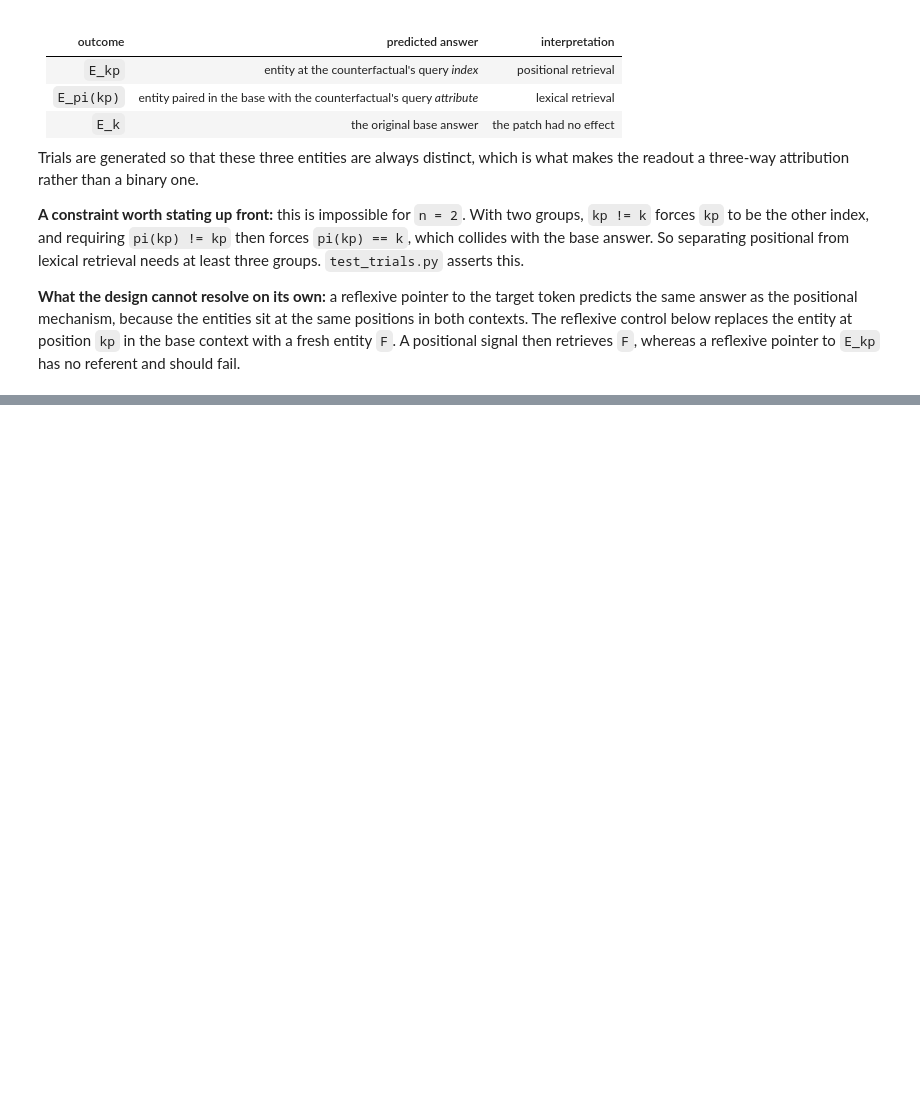
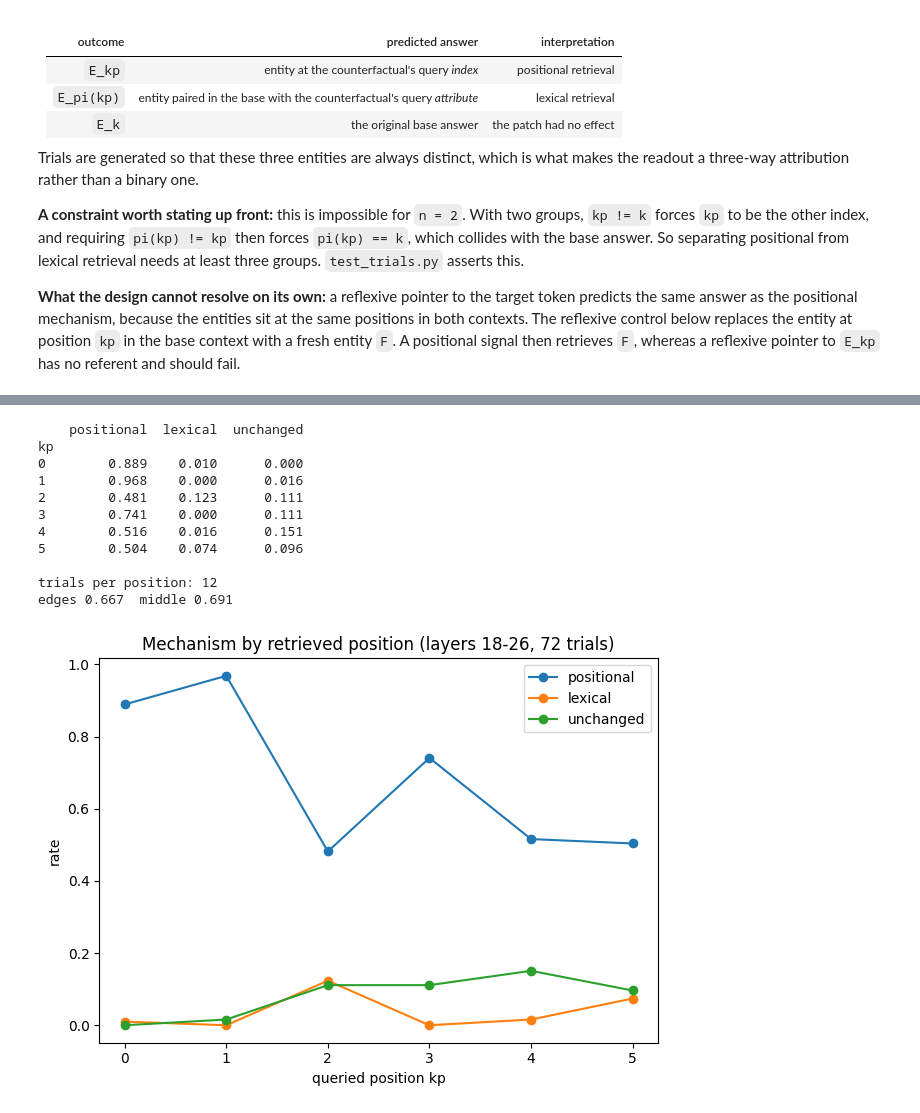
Before and after one commit to lldliys/Binding-Mechanisms-Pilot, a Jupyter notebook: binding_mechanisms_pilot.ipynb, the cells around one changed output, grey strips where cells are left out. Cells and saved outputs as stored; diff of their text form; code cells hidden in the pictures; blank space fills up the shorter version.

```diff
--- a/binding_mechanisms_pilot.ipynb
+++ b/binding_mechanisms_pilot.ipynb
@@ -170,0 +248,37 @@ print(agg.round(4).to_string())
+# %%
+# The edge-vs-middle number above averages over all 28 layers, most of which
+# carry no effect, and 24 trials give only ~4 per position. Re-measure inside
+# the band where the effect actually lives.
+band = list(range(18, 27))
+rng2 = random.Random(SEED + 1)
+prefix2 = lambda: bp.few_shot_prefix(rng2, entities, attrs, N_GROUPS, n_shot=2)
+more = [bp.make_trial(rng2, N_GROUPS, entities, attrs, prefix2) for _ in range(72)]
+
+d2 = pd.DataFrame(bp.interchange_sweep(runner, more, BACKEND, layers=band))
+for name in ("positional", "lexical", "unchanged"):
+    d2[name] = d2.label.eq(name)
+
+per_pos = d2.groupby("kp")[["positional", "lexical", "unchanged"]].mean()
+print(per_pos.round(3).to_string())
+print("\ntrials per position:", int(len(d2) / len(band) / N_GROUPS))
+e = d2[d2.kp.isin([0, N_GROUPS - 1])].positional.mean()
+m = d2[~d2.kp.isin([0, N_GROUPS - 1])].positional.mean()
+print(f"edges {e:.3f}  middle {m:.3f}")
+
+per_pos.plot(marker="o")
+plt.xlabel("queried position kp"); plt.ylabel("rate")
+plt.title(f"Mechanism by retrieved position (layers {band[0]}-{band[-1]}, 72 trials)")
+plt.tight_layout(); plt.savefig("figures/by_position.png", dpi=150); plt.show()
+# %% [output]
+    positional  lexical  unchanged
+kp
+0        0.889    0.010      0.000
+1        0.968    0.000      0.016
+2        0.481    0.123      0.111
+3        0.741    0.000      0.111
+4        0.516    0.016      0.151
+5        0.504    0.074      0.096
+
+trials per position: 12
+edges 0.667  middle 0.691
+[figure, added]
```
Also changed, not shown: parts of 8 cells of this notebook.
